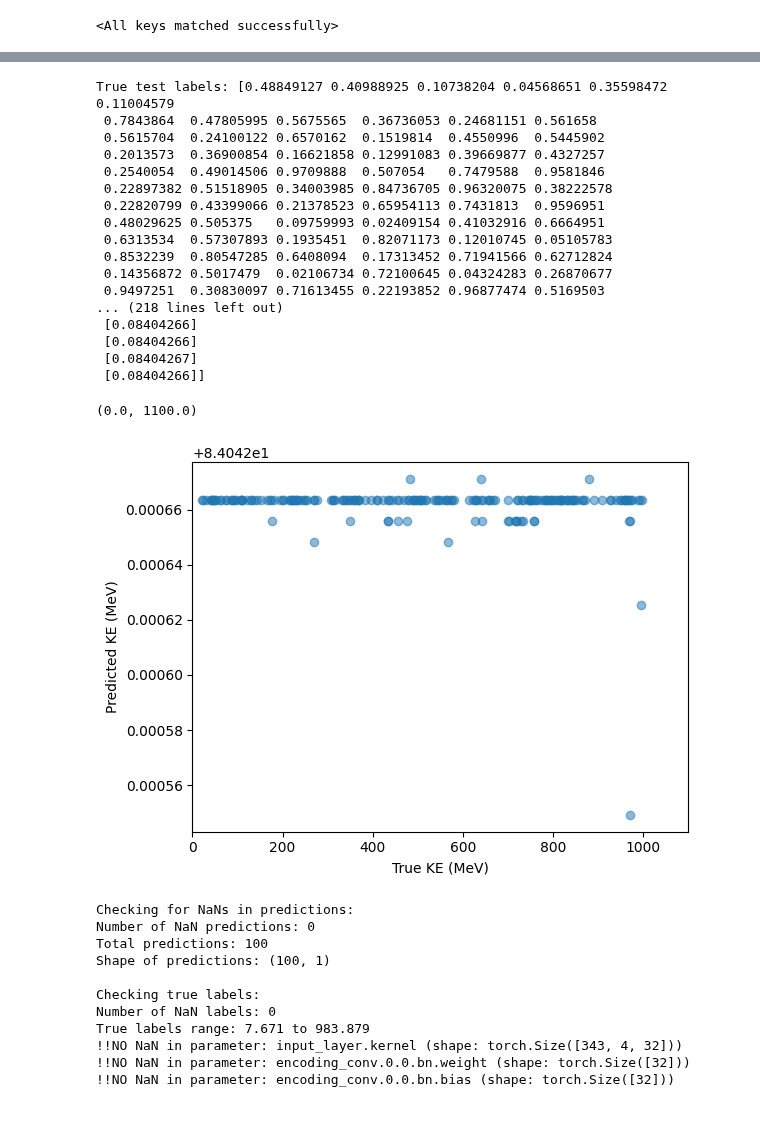
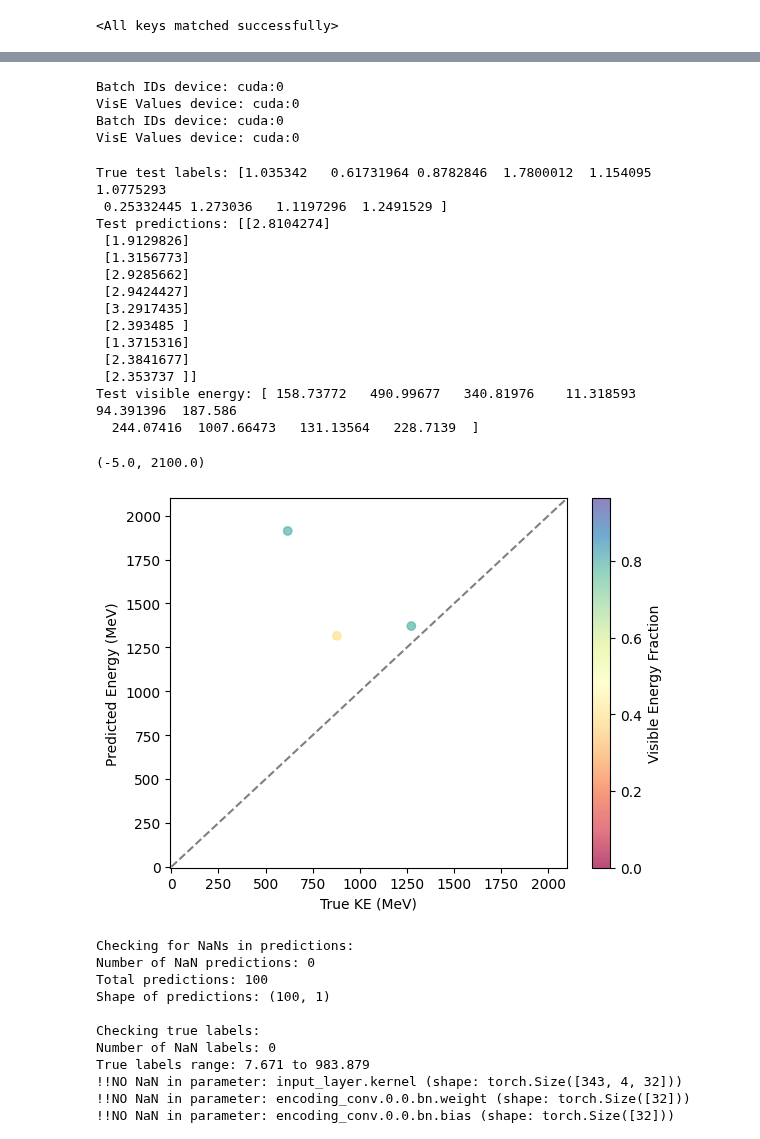
Before and after one commit to edhinkle/sheep-model, a Jupyter notebook: models/cnn/cnn_sheep_dev.ipynb, the cells around one changed output, grey strips where cells are left out. Saved outputs shown, nothing was run; the diff lists cells and outputs as text; code cells hidden in the pictures.

Commit message:
Updating CNN SHEEP MODEL training development notebook.

```diff
--- a/models/cnn/cnn_sheep_dev.ipynb
+++ b/models/cnn/cnn_sheep_dev.ipynb
@@ -557,7 +654,7 @@ def plot_grad_flow(named_parameters):
 # Initialize model
 # Pass spatial_size as largest number of voxels -- total is 289x280x292
 sheep_cnn_model = SparseResidualEncoder(reps=2, depth=9, filters=32, \
-                                        input_kernel=7, coord_conv=True, pool_mode="conv",\
+                                        input_kernel=7, coord_conv=True, pool_mode="sum",\
                                         spatial_size=292, num_input=4, feature_size=1, allow_bias=False) # got spatial size from voxels
 # %%
 # Try training model
@@ -579,6 +702,7 @@ plot_grad_flow(sheep_cnn_model.named_parameters())
 # %%
 # load model
-sheep_cnn_model_dict = torch.load('sheep_cnn_model_test_ini_weights_bs200_50it_scaledE_HuberLoss_20percent_VE_convpool_32filters_limit_start_pos.ckpt', weights_only=True)
+#sheep_cnn_model_dict = torch.load('sheep_cnn_model_test_ini_weights_bs100_100it_scaledE_HuberLoss_30percent_VE_convpool_32filters_limit_start_pos_fid_vol_5cm.ckpt', weights_only=True)
+sheep_cnn_model_dict = torch.load('sheep_cnn_model_test_ini_weights_bs30_100it_scaledE_MSELoss_10MeV_VE_32filters_limit_start_pos_fid_vol_1cm_LR0p001_no_clamp_10MeVto2GeV_110_event_total_sample.ckpt', weights_only=True)
 sheep_cnn_model.load_state_dict(sheep_cnn_model_dict)
 # %% [output]
 <All keys matched successfully>
@@ -687,7 +807,7 @@ First 15 loss values:
 • Essential for spotting overfitting or convergence
 # %%
 # Check test dataset
-test_loader = DataLoader(test_data, batch_size=128, num_workers=5, shuffle=False, collate_fn=shower_collate_fn)
+test_loader = DataLoader(test_data, batch_size=5, num_workers=2, shuffle=False, collate_fn=shower_collate_fn)
 # %%
 # from dune-tech-analysis notebook
 
@@ -730,36 +867,59 @@ def run_test(model, loader, device=None):
 # %%
-true_test_labels, test_predictions = run_test(sheep_cnn_model, test_loader, device='cuda')
+true_test_labels, test_predictions, test_vis_e_sums = run_test(sheep_cnn_model, test_loader, device='cuda')
+# %% [output]
+Batch IDs device: cuda:0
+VisE Values device: cuda:0
+Batch IDs device: cuda:0
+VisE Values device: cuda:0
 # %%
 print("True test labels:", true_test_labels)
 print("Test predictions:", test_predictions)
+print("Test visible energy:", test_vis_e_sums)
 # %% [output]
-True test labels: [0.48849127 0.40988925 0.10738204 0.04568651 0.35598472 0.11004579
- 0.7843864  0.47805995 0.5675565  0.36736053 0.24681151 0.561658
- 0.5615704  0.24100122 0.6570162  0.1519814  0.4550996  0.5445902
- 0.2013573  0.36900854 0.16621858 0.12991083 0.39669877 0.4327257
- 0.2540054  0.49014506 0.9709888  0.507054   0.7479588  0.9581846
- 0.22897382 0.51518905 0.34003985 0.84736705 0.96320075 0.38222578
- 0.22820799 0.43399066 0.21378523 0.65954113 0.7431813  0.9596951
- 0.48029625 0.505375   0.09759993 0.02409154 0.41032916 0.6664951
- 0.6313534  0.57307893 0.1935451  0.82071173 0.12010745 0.05105783
- 0.8532239  0.80547285 0.6408094  0.17313452 0.71941566 0.62712824
- 0.14356872 0.5017479  0.02106734 0.72100645 0.04324283 0.26870677
- 0.9497251  0.30830097 0.71613455 0.22193852 0.96877474 0.5169503
-... (218 lines left out)
- [0.08404266]
- [0.08404266]
- [0.08404267]
- [0.08404266]]
+True test labels: [1.035342   0.61731964 0.8782846  1.7800012  1.154095   1.0775293
+ 0.25332445 1.273036   1.1197296  1.2491529 ]
+Test predictions: [[2.8104274]
+ [1.9129826]
+ [1.3156773]
+ [2.9285662]
+ [2.9424427]
+ [3.2917435]
+ [2.393485 ]
+ [1.3715316]
+ [2.3841677]
+ [2.353737 ]]
+Test visible energy: [ 158.73772   490.99677   340.81976    11.318593   94.391396  187.586
+  244.07416  1007.66473   131.13564   228.7139  ]
 # %%
-#plt.scatter(math.e**true_test_labels, math.e**test_predictions, alpha=0.5)
-plt.scatter(1000*true_test_labels, 1000*test_predictions, alpha=0.5)
+x = 1000*true_test_labels
+y = test_vis_e_sums
+color = 1000*test_predictions
+
+#plt.scatter(test_vis_e_sums, 1000*test_predictions, c=1000*true_test_labels, cmap='Spectral', vmin=0, alpha=0.7)
+#plt.scatter(1000*true_test_labels, test_vis_e_sums, c=1000*test_predictions, cmap='Spectral', vmin=0, alpha=0.7)
+plt.scatter(1000*true_test_labels, 1000*test_predictions, c=test_vis_e_sums/(1000*true_test_labels), cmap='Spectral', vmin=0, alpha=0.7)
+
+#plt.xlabel('Visible Energy (MeV)')
+#plt.xlabel('True KE (MeV)')
 plt.xlabel('True KE (MeV)')
-plt.ylabel('Predicted KE (MeV)')
-plt.xlim(0, 1100)
-plt.ylim(0, 1100)
+
+#plt.ylabel('Predicted Energy (MeV')
+#plt.ylabel('Visible Energy (MeV)')
+plt.ylabel('Predicted Energy (MeV)')
+
+#plt.colorbar(label='True KE (MeV)')
+#plt.colorbar(label="Predicted Energy (MeV)")
+plt.colorbar(label="Visible Energy Fraction")
+
+y_eq_x = np.linspace(0,2100, 2100)
+plt.plot(y_eq_x, y_eq_x, 'k' '--', alpha=0.5)
+
+
+plt.xlim(-5, 2100)#450)
+plt.ylim(-5, 2100)#450)
 # %% [output]
-(0.0, 1100.0)
+(-5.0, 2100.0)
-[figure, old version]
+[figure, new version]
 # %%
 # Let's diagnose the NaN issue
 print("Checking for NaNs in predictions:")
```
Also changed, not shown: parts of 13 cells of this notebook.
